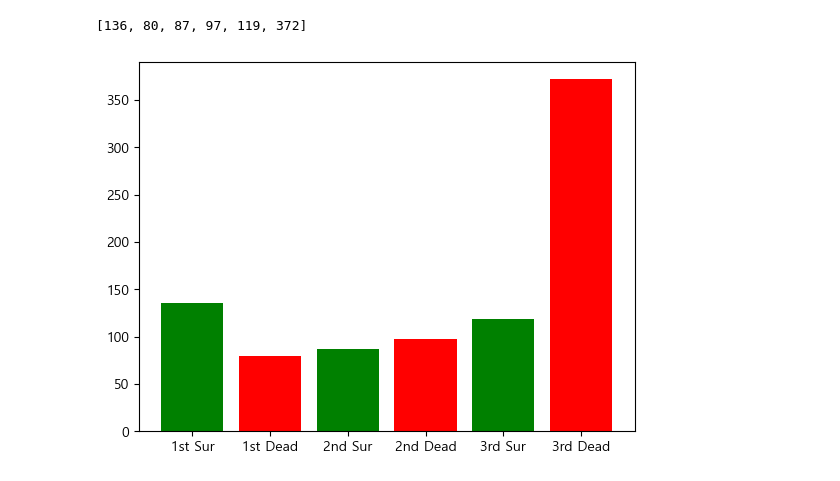
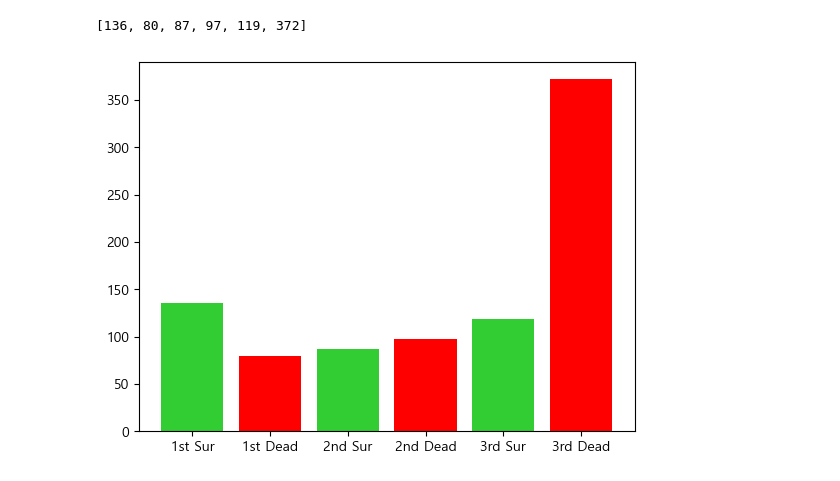
Before and after one commit to khybin/Python_Class, a Jupyter notebook: scripts/2학기_2차_수행평가_연습.ipynb, the cells around one changed output. Drawn from its saved outputs; the diff is of its cells as text; code cells hidden in the pictures.

```diff
--- a/scripts/2학기_2차_수행평가_연습.ipynb
+++ b/scripts/2학기_2차_수행평가_연습.ipynb
@@ -145,7 +147,7 @@ print(corre)
 # %% [output]
 [136, 80, 87, 97, 119, 372]
 # %%
-plt.bar(Ticket, corre, color=['g', 'r'])
+plt.bar(Ticket, corre, color=['limegreen', 'r'])
 plt.show()
 # %% [output]
-[figure, old version]
+[figure, new version]
```
Also changed, not shown: parts of 1 cell of this notebook.
